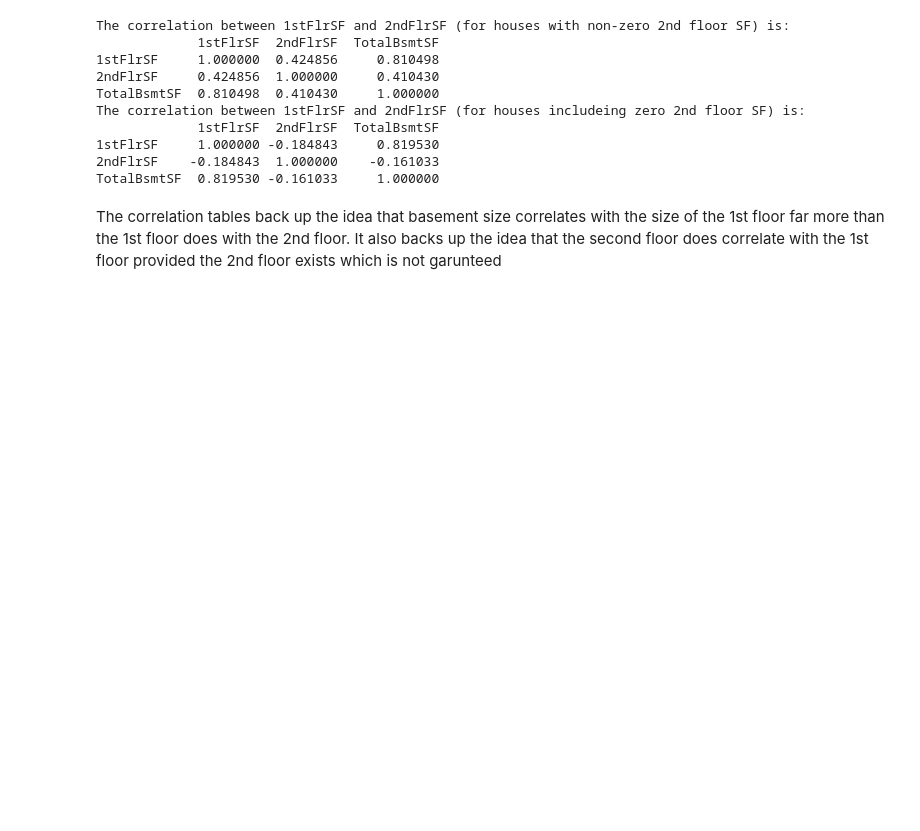
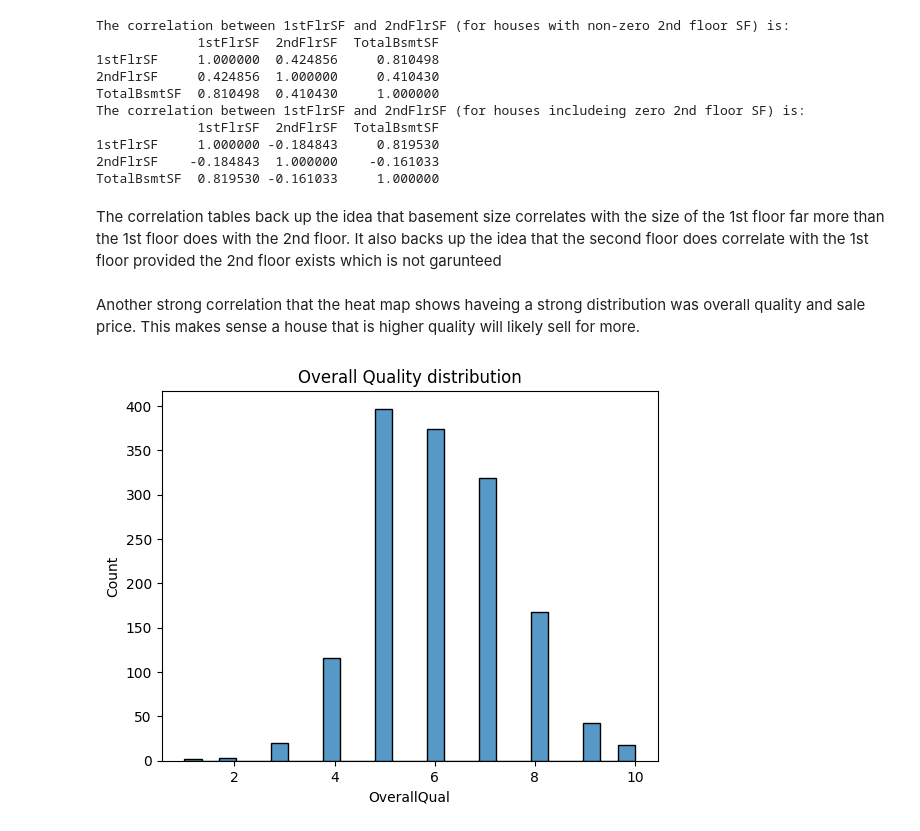
Before and after one commit to FlanagG21/DataWrangling, a Jupyter notebook: EDA.ipynb, the cells around one changed output. Cells and saved outputs as stored; diff of their text form; code cells hidden in the pictures; blank space fills up the shorter version.

Commit message:
Added sales and quality charts

```diff
--- a/EDA.ipynb
+++ b/EDA.ipynb
@@ -87,3 +87,11 @@ The correlation between 1stFlrSF and 2ndFlrSF (for houses includeing zero 2nd fl
 TotalBsmtSF  0.819530 -0.161033     1.000000
 # %% [markdown]
 The correlation tables back up the idea that basement size correlates with the size of the 1st floor far more than the 1st floor does with the 2nd floor. It also backs up the idea that the second floor does correlate with the 1st floor provided the 2nd floor exists which is not garunteed
+# %% [markdown]
+Another strong correlation that the heat map shows haveing a strong distribution was overall quality and sale price. This makes sense a house that is higher quality will likely sell for more.
+# %%
+sns.histplot(df, x='OverallQual')
+plt.title('Overall Quality distribution')
+plt.show()
+# %% [output]
+[figure, added]
```
Also changed, not shown: parts of 6 cells of this notebook.
